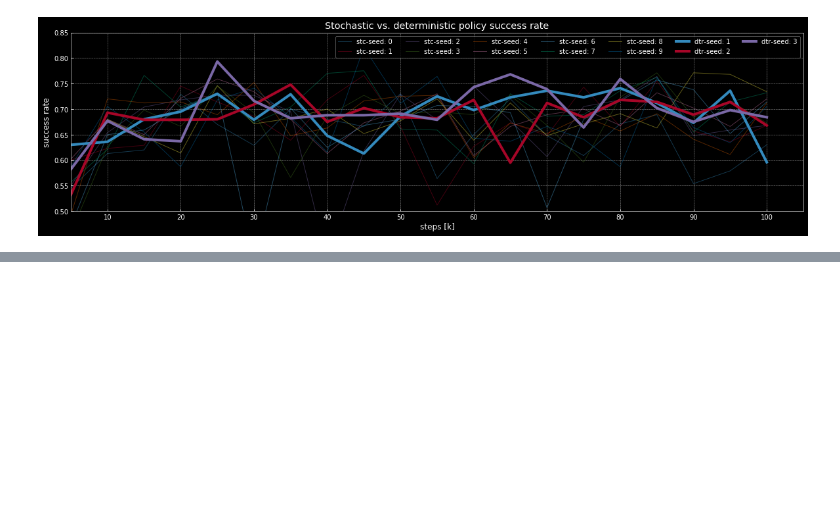
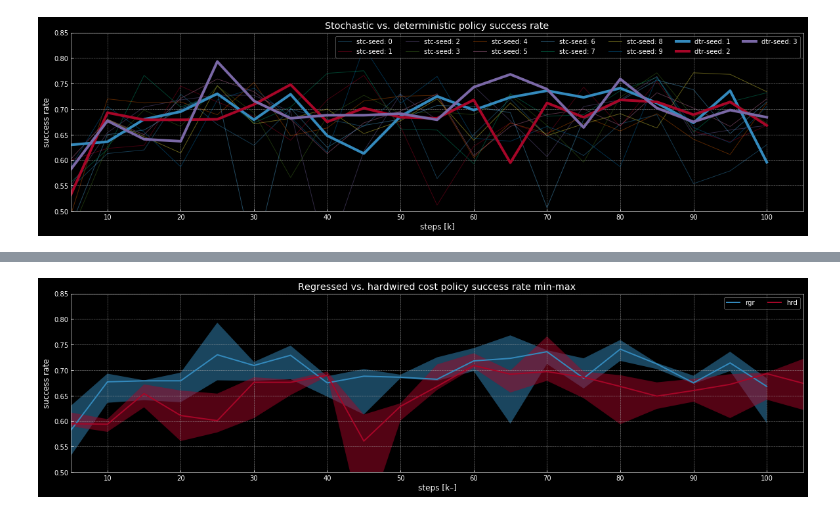
Before and after one commit to Atcold/pytorch-PPUU, a Jupyter notebook: Notebooks/Plotting-success-rate.ipynb, the cells around one changed output, grey strips where cells are left out. Drawn from its saved outputs; the diff is of its cells as text; code cells hidden in the pictures; blank space fills up the shorter version.

```diff
--- a/Notebooks/Plotting-success-rate.ipynb
+++ b/Notebooks/Plotting-success-rate.ipynb
@@ -91,0 +134,26 @@ plt.xticks(range(10, 100 + 10, 10));
+# %%
+success_arr = {k: array(success[k]) for k in names}
+# stats = ('min', 'max', 'median')
+for k in names:
+    plt.plot(
+        array(steps[k]) / 1e3, numpy.median(success_arr[k], 0),
+        label=f'{k}',
+        linewidth=2,
+    )
+for k in names:
+    plt.fill_between(
+        array(steps[k]) / 1e3, success_arr[k].min(0), success_arr[k].max(0),
+        alpha=.5,
+    )
+plt.grid(True)
+plt.xlabel('steps [k–]')
+plt.ylabel('success rate')
+plt.legend(ncol=7)
+plt.ylim([0.50, 0.85])
+plt.xlim([5, 105])
+plt.title('Regressed vs. hardwired cost policy success rate min-max')
+plt.xticks(range(10, 100 + 10, 10));
+
+plt.savefig('Rgr-vs-hrd-success_rate-min-max.png', bbox_inches = 'tight')
+# %% [output]
+[figure, added]
```
Also changed, not shown: parts of 3 cells of this notebook, 1 other file.
